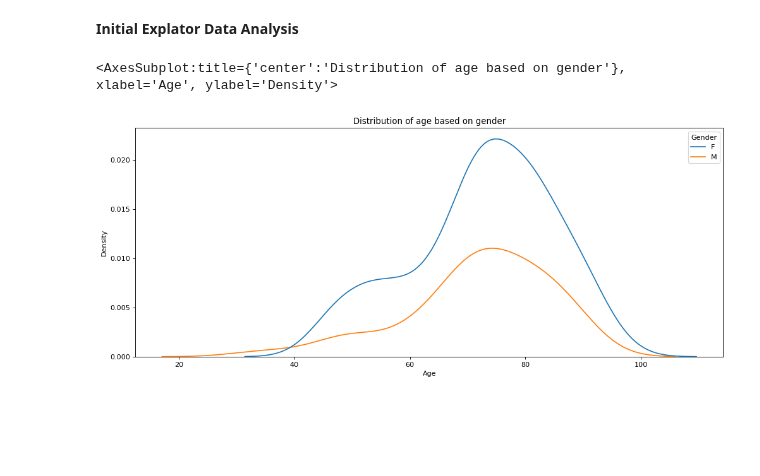
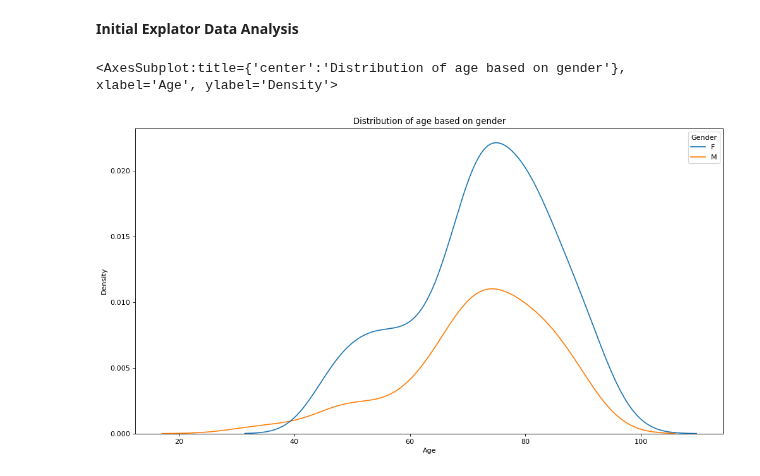
Before and after one commit to Gauss-x/Alzheimer-s-Analysis, a Jupyter notebook: main.ipynb, the cells around one changed output. Drawn from its saved outputs; the diff is of its cells as text; code cells hidden in the pictures; blank space fills up the shorter version.

```diff
--- a/main.ipynb
+++ b/main.ipynb
@@ -190,10 +163,10 @@ df_long.columns = names_long
 **Initial Explator Data Analysis**
 # %%
 
-figure(figsize=(15, 6), dpi=80)
+figure(figsize=(15, 8), dpi=80)
 plt.title('Distribution of age based on gender')
 
 sns.kdeplot(data = df_cross, x = 'Age', hue = 'Gender')
 # %% [output]
 <AxesSubplot:title={'center':'Distribution of age based on gender'}, xlabel='Age', ylabel='Density'>
-[figure, old version]
+[figure, new version]
```
Also changed, not shown: parts of 21 cells of this notebook.
